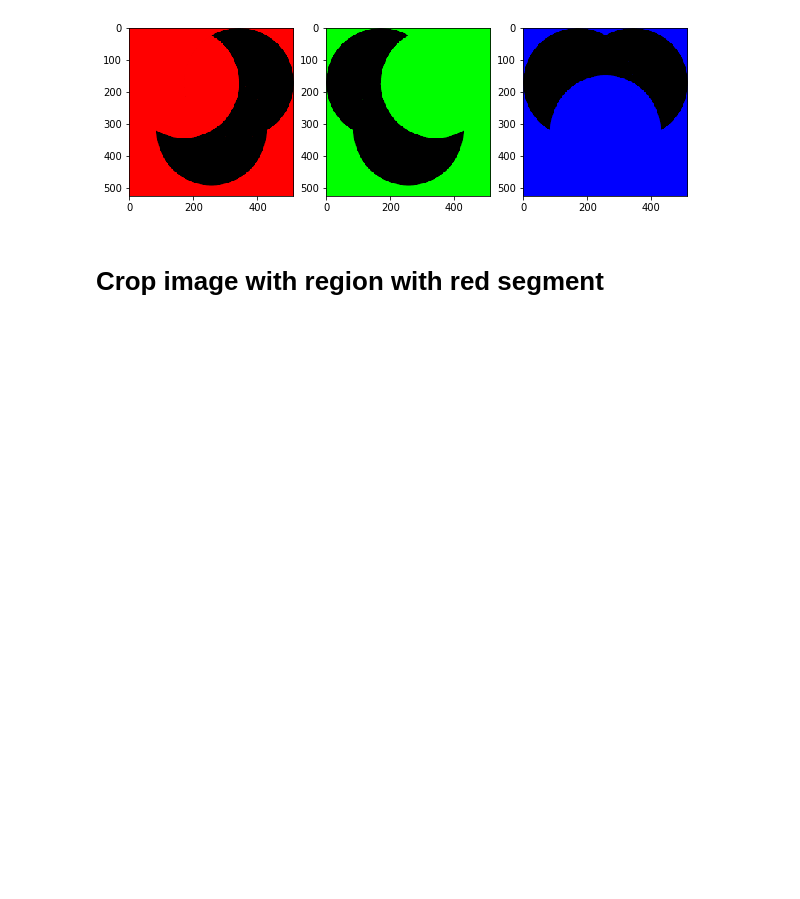
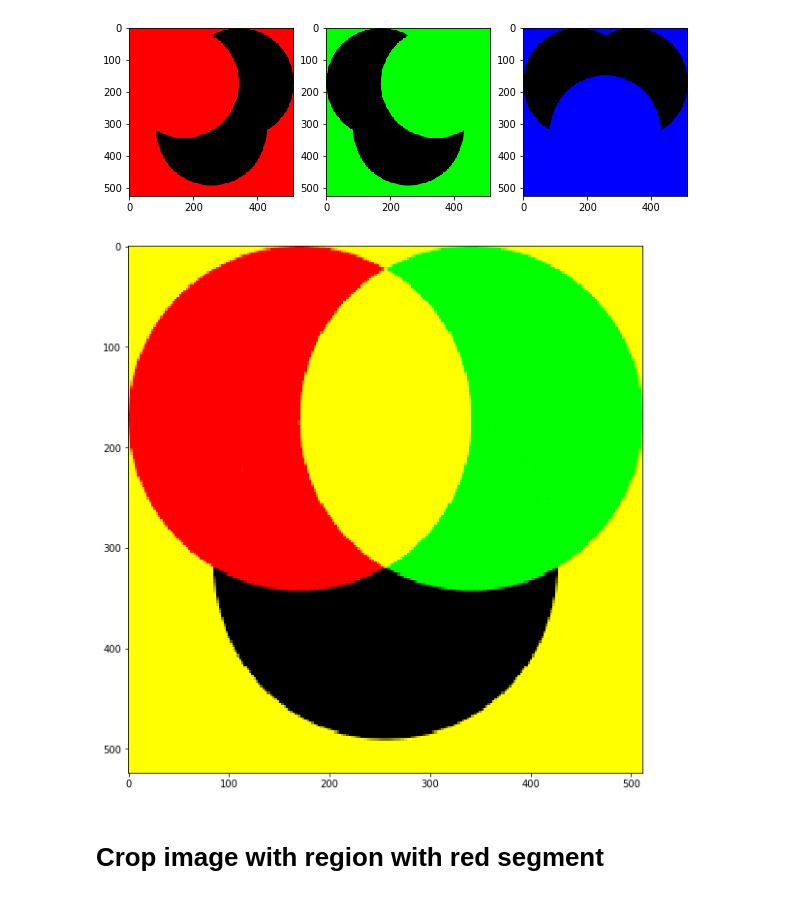
Before and after one commit to lavolpenoire/DIP, a Jupyter notebook: Lab1.ipynb, the cells around one changed output. Drawn from its saved outputs; the diff is of its cells as text; code cells hidden in the pictures; blank space fills up the shorter version.

```diff
--- a/Lab1.ipynb
+++ b/Lab1.ipynb
@@ -112,6 +279,15 @@ plt.imshow(B)
 plt.show()
 # %% [output]
 [figure]
+# %%
+img_copy = img.copy()
+img_copy[:, :, 0] = 0
+
+plt.figure(figsize=(10, 10))
+plt.imshow(cv2.cvtColor(img_copy, cv2.COLOR_BGR2RGB))
+plt.show();
+# %% [output]
+[figure, added]
 # %% [markdown]
 <h1>Crop image with region with red segment</h1>
 # %%
```
Also changed, not shown: parts of 40 cells of this notebook.
